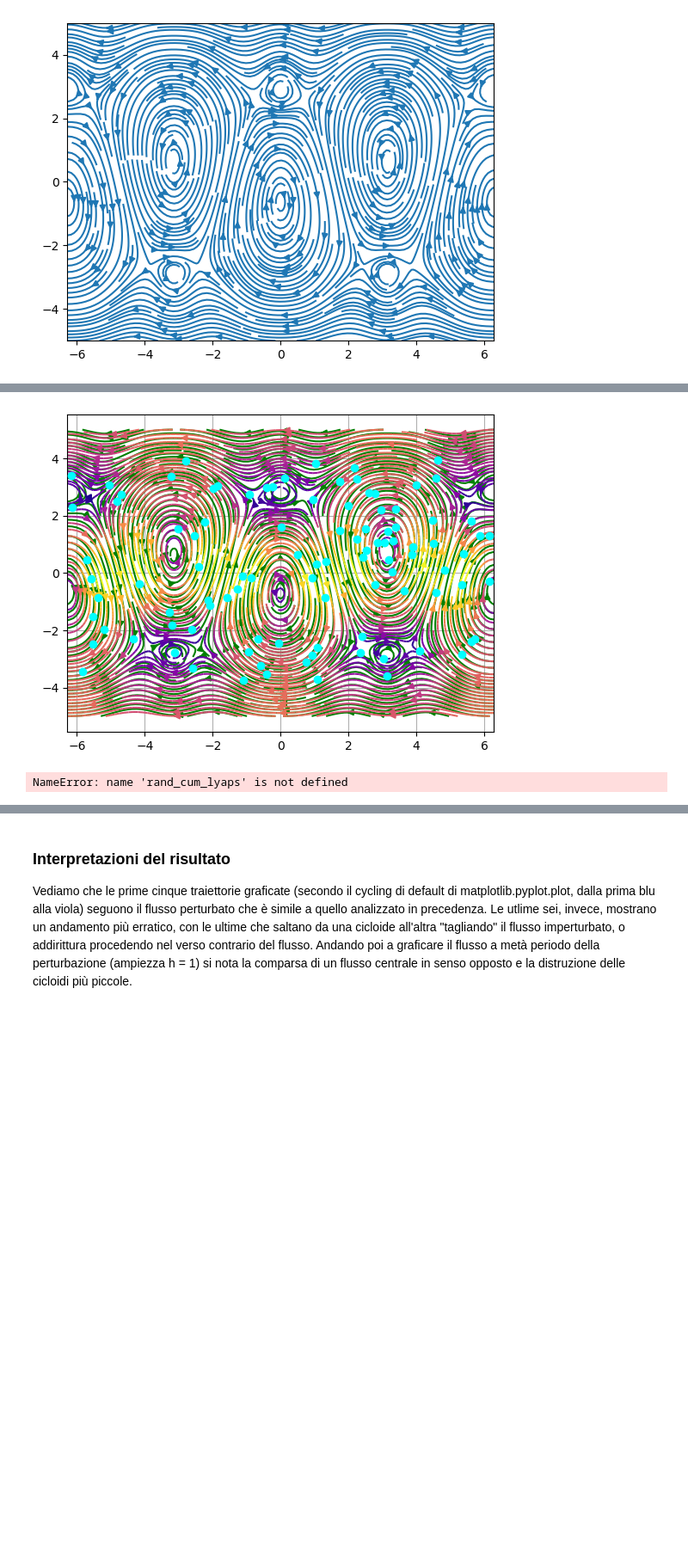
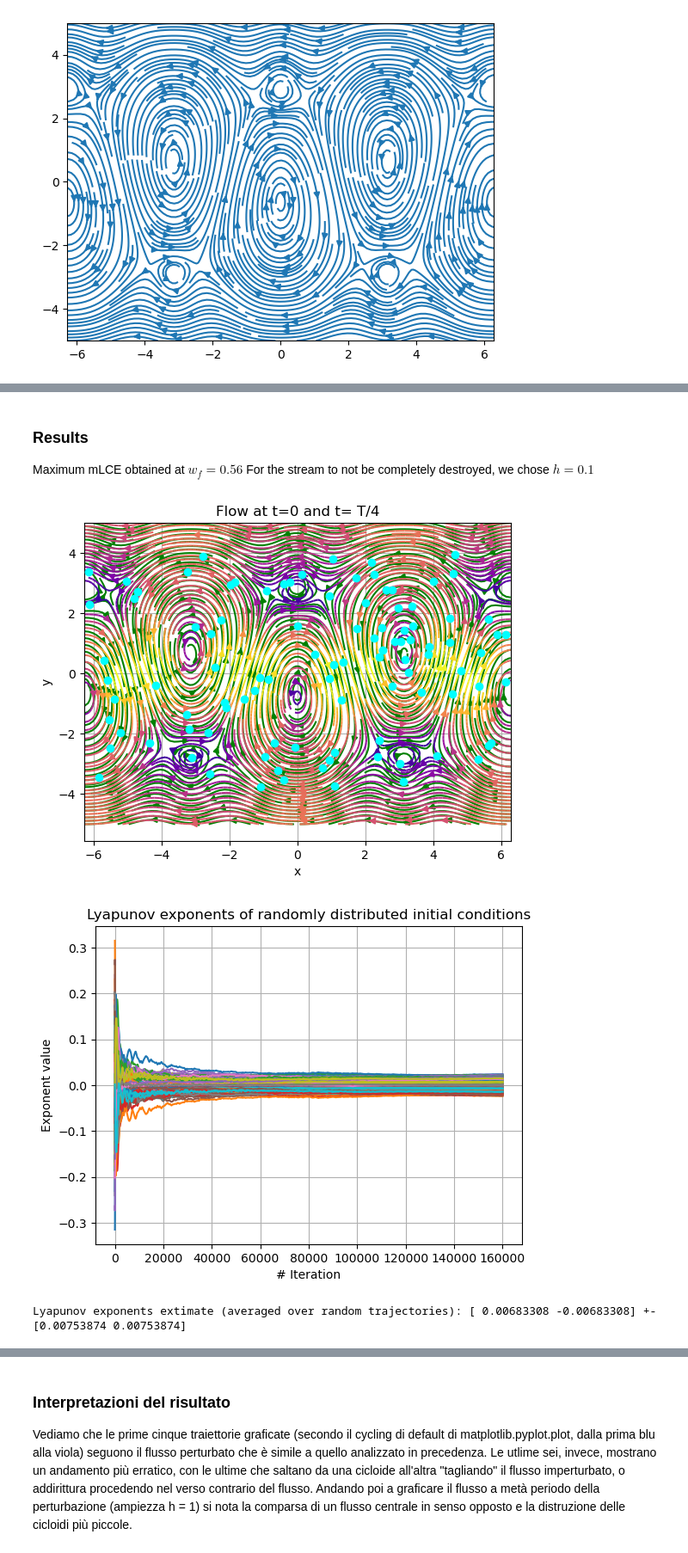
Before and after one commit to m-a-pianini/Dyna, a Jupyter notebook: experiments/samelson.ipynb, the cells around one changed output, grey strips where cells are left out. Shown at 86% size. Cells and saved outputs as stored; diff of their text form; code cells hidden in the pictures; blank space fills up the shorter version.

Commit message:
Added (back) LCE-only computation, added lorenz system for validation of results, restructured experiments in different files.

```diff
--- a/experiments/samelson.ipynb
+++ b/experiments/samelson.ipynb
@@ -31,17 +31,16 @@ pars = {
     "A0": 1.064,
     "C": 0.25,
     "L": 2,
-    "h": 0.07,
-    "wf": 0.058,
+    "h": 0.1,
+    "wf": 0.56,
 }
 
-# Initial condition, integration options
-z0 = jnp.array([1, 1])
+# Integration options
 dt = 0.001
 N_iters = 2e5
 timesteps = np.linspace(0, dt*N_iters, 500000)
 
-steps = 1
+steps = 20
 burns = 0.2
 
 solver = dfx.Kvaerno5()
@@ -87,0 +226,22 @@ rand_flurry = jnp.array([rng.random(100)*4*np.pi - 2*np.pi, rng.random(100)*8 -
+# %%
+# Plots
+for cum, h, wf in zip(var_cum_lyaps, jnp.concat(H), jnp.concat(WF)):
+    print(f"Lyapunov exponents extimate for parameters h = {h:.4f}, wf = {wf:.4f}: {cum:.5f}")
+
+fig = plt.figure()
+ax = fig.add_subplot(111, projection="3d")
+for cum, h, wf in zip(var_cum_lyaps.reshape(10,10), H, WF):
+    markerline, stemlines, baseline = ax.stem(
+        h, wf, cum, linefmt='grey', markerfmt='D')
+    markerline.set_markerfacecolor('none')
+    stemlines.set(linestyle="--", alpha=0.5)
+    baseline.remove()
+
+plt.xlabel("Perturbation amplitude")
+plt.ylabel("Perturbation frequency")
+plt.grid(True)
+plt.savefig(FIG_PATH + "Pars_variation_fine.png", dpi=1500)
+plt.show()
+
+# Perturbated flow
+#plt.streamplot(X, Y, U , V, density=3)
@@ -88,46 +267,54 @@ rand_flurry = jnp.array([rng.random(100)*4*np.pi - 2*np.pi, rng.random(100)*8 -
+# %% [markdown]
+### Results
+Maximum mLCE obtained at $w_f = 0.56$
+For the stream to not be completely destroyed, we chose $h = 0.1$
 # %%
-# First experiment: lyapunov exponents for 100 random initial condition
+# Second experiment 1: lyapunov exponents for 100 random initial condition
 
 # Define random ranges
-t0_batch = jnp.zeros(len(rand_flurry))
+rand_flurry = jnp.array([rng.random(100)*4*np.pi - 2*np.pi, rng.random(100)*8 - 4]).T
+t0 = 0.0
 
 # Build mappable function
 rand_compute = make_batch_lyapunov_solver(flow=rhs, solver=solver, dt=dt, stepsize=stepsc, n_intervals=N_iters, burn_in=int(N_iters*burns))
 batched_lyap = jax.jit(
-    jax.vmap(rand_compute, in_axes=(0, 0, None, None))
+    jax.vmap(rand_compute, in_axes=(0, None, None, None))
 )
 
 # Execute
-rand_trajects, rand_cum_lyaps = batched_lyap(rand_flurry, t0_batch, pars, steps*dt)
+rand_trajects, rand_cum_lyaps = batched_lyap(rand_flurry, t0, pars, steps*dt)
 # %%
 # Flow at different times with flurry
 plt.streamplot(X, Y, U , V, density=3, color="green",)
 U_flur, V_flur = rhs(t=np.pi/(pars.get("wf")), z=(X, Y), params=pars)
 plt.streamplot(X, Y, U_flur, V_flur, density=3, color=np.sqrt(U_flur**2 + V_flur**2), cmap='plasma',)
 plt.scatter(*rand_flurry.T, c="cyan", zorder=10)
 plt.grid()
+plt.xlabel("x"); plt.ylabel("y"); plt.title("Flow at t=0 and t= T/4")
 plt.savefig(FIG_PATH + "Flurry_flow.png", dpi=1500)
 plt.show()
 
 # Plot and results
 for cum in rand_cum_lyaps:
     plt.plot(cum)
 plt.grid(True)
+plt.xlabel("# Iteration"); plt.ylabel("Exponent value"); plt.title("Lyapunov exponents of randomly distributed initial conditions")
 plt.savefig(FIG_PATH + "Rand_lyaps.png")
-plt.show(cwd + '/samelson_lyap100.png')
+plt.show()
 lyap_ext = rand_cum_lyaps.mean(axis=0)[-1, :]
 lyap_std = rand_cum_lyaps.std(axis=0)[-1, :]
 print(f"Lyapunov exponents extimate (averaged over random trajectories): {lyap_ext} +- {lyap_std}")
 
 # Trajectories
 rand_trajects_trasp = np.transpose(rand_trajects, axes=(0, -1, -2))
 #with plt.style.context('Solarize_Light2'):
 plt.xlim(left=-10)
 for traj in rand_trajects_trasp:
     plt.plot(*traj, linewidth=0.8)
 plt.grid(True)
 plt.savefig(FIG_PATH + "Rand_trajects.png", dpi=1500)
 plt.show()
 # %% [output]
-[figure, old version]
+[figure, new version]
+[figure, added]
-NameError: name 'rand_cum_lyaps' is not defined
+Lyapunov exponents extimate (averaged over random trajectories): [ 0.00683308 -0.00683308] +- [0.00753874 0.00753874]
```
Also changed, not shown: parts of 20 cells of this notebook, 5 other files.
